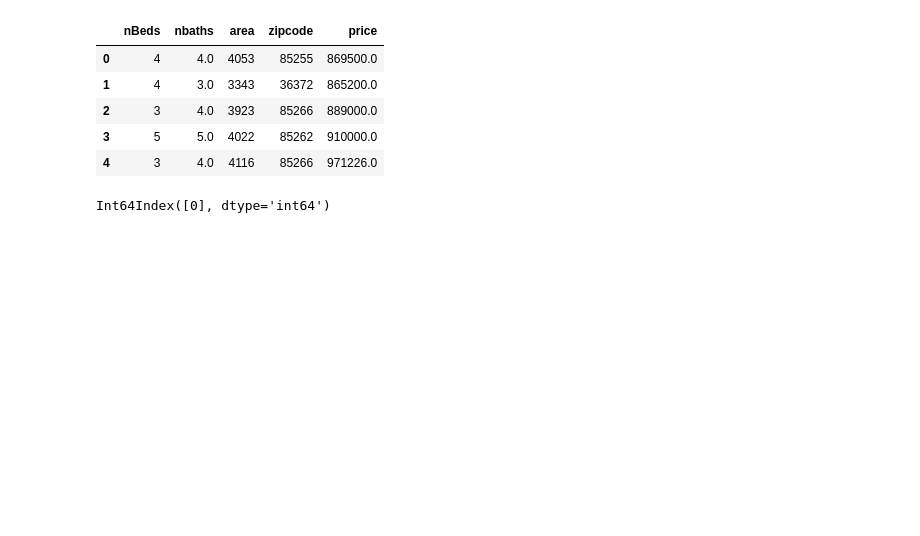
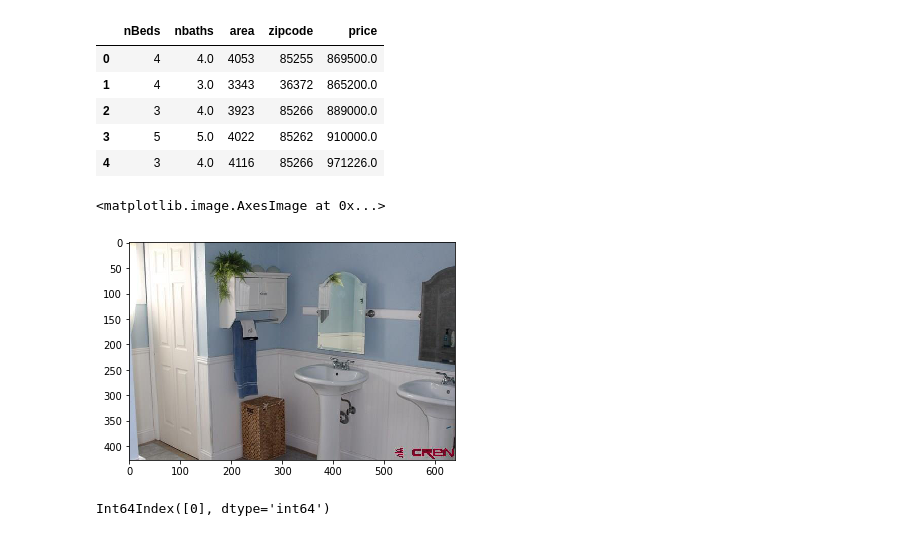
Before and after one commit to zhenhua-wang/Capsule-Network-for-House-Price-Prediction, a Jupyter notebook: Capsule.ipynb, the cells around one changed output. Saved outputs shown, nothing was run; the diff lists cells and outputs as text; code cells hidden in the pictures; blank space fills up the shorter version.

```diff
--- a/Capsule.ipynb
+++ b/Capsule.ipynb
@@ -26,6 +28,11 @@ text_data.head()
 | 2 | 3 | 4.0 | 3923 | 85266 | 889000.0 |
 | 3 | 5 | 5.0 | 4022 | 85262 | 910000.0 |
 | 4 | 3 | 4.0 | 4116 | 85266 | 971226.0 |
+# %%
+plt.imshow(image_data[0][1])
+# %% [output]
+<matplotlib.image.AxesImage at 0x...>
+[figure, added]
 # %%
 text_data.columns
 # %% [output]
```
Also changed, not shown: parts of 2 cells of this notebook.
